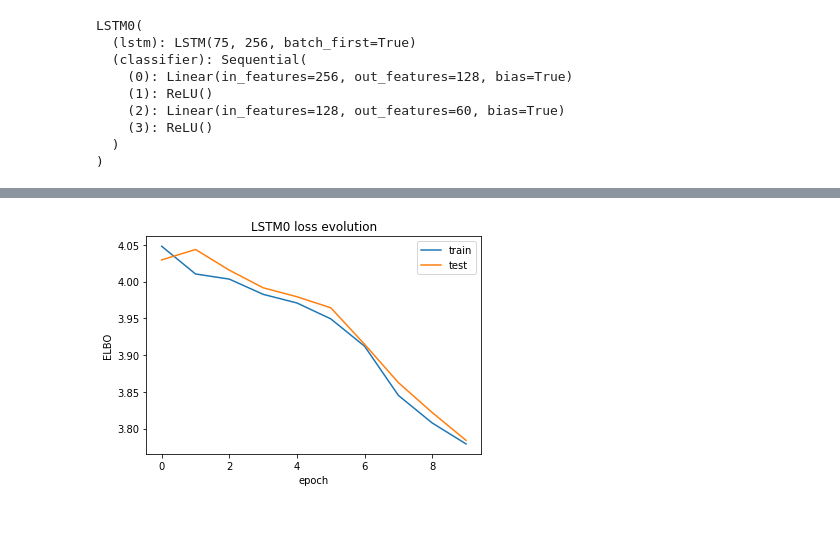
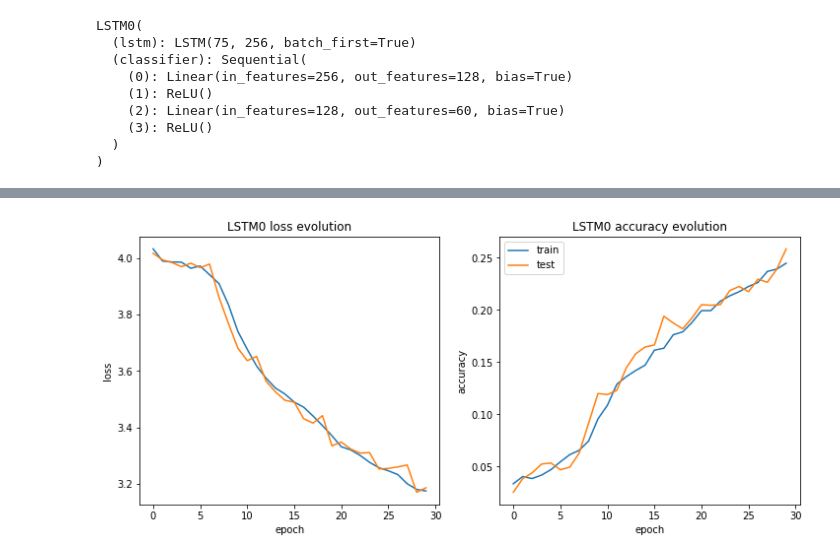
Before and after one commit to anthony-kobanda/human-action-recognition, a Jupyter notebook: models/models_rnn.ipynb, the cells around one changed output, grey strips where cells are left out. Saved outputs shown, nothing was run; the diff lists cells and outputs as text; code cells hidden in the pictures; blank space fills up the shorter version.

```diff
--- a/models/models_rnn.ipynb
+++ b/models/models_rnn.ipynb
@@ -108,7 +108,7 @@ class PadSequence():
         labels = torch.LongTensor([x[1] for x in sorted_batch])
         return sequences_padded, lengths, labels
 # %%
-HAD = HumanActionDataset(data_dir, data_files[:20000])
+HAD = HumanActionDataset(data_dir, data_files[:10000])
 # %%
 train_dataset, val_dataset = torch.utils.data.random_split(HAD, [int(0.80*len(HAD)), len(HAD)-int(0.80*len(HAD))])
 # %%
@@ -155,10 +155,10 @@ def train_model(model, criterion, optimizer, nb_epochs, epoch_print_frequence):
                     loss.backward()
                     optimizer.step()
                     running_loss_train += loss.item()
-                    running_acc_train += torch.sum(outputs.argmax(dim=1) == labels.argmax(dim=1))
+                    running_acc_train += int(torch.sum(outputs.argmax(dim=1) == labels.argmax(dim=1)))
                 else:
                     running_loss_val += loss.item()
-                    running_acc_val += torch.sum(outputs.argmax(dim=1) == labels.argmax(dim=1))
+                    running_acc_val += int(torch.sum(outputs.argmax(dim=1) == labels.argmax(dim=1)))
 
         running_loss_train /= len(train_dataloader)
         running_loss_val /= len(val_dataloader)
@@ -167,16 +167,20 @@ def train_model(model, criterion, optimizer, nb_epochs, epoch_print_frequence):
 
         train_losses.append(running_loss_train)
         val_losses.append(running_loss_val)
+        train_accs.append(running_acc_train)
+        val_accs.append(running_acc_val)
 
         if (epoch+1) % epoch_print_frequence == 0:
-            print("epochs {} ({} s) | train loss : {} | val loss : {}".format(
+            print("epochs {} ({} s) | train loss : {} | val loss : {} | train acc : {} | val acc : {}".format(
                 epoch+1,
                 int(time.time()-s),
                 int(1000000*running_loss_train)/1000000,
-                int(1000000*running_loss_val)/1000000
+                int(1000000*running_loss_val)/1000000,
+                int(1000000*running_acc_train)/1000000,
+                int(1000000*running_acc_val)/1000000
             ))
 
-    return train_losses, val_losses
+    return train_losses, val_losses, train_accs, val_accs
 # %% [markdown]
 ___
 # %% [markdown]
@@ -228,7 +232,7 @@ LSTM0(
 # %%
 criterion_LSTM0 = nn.CrossEntropyLoss()
 optimizer_LSTM0 = torch.optim.Adam(params=model_LSTM0.parameters(), lr=1e-3)
-nb_epochs = 10
-epoch_print_frequence = 1
+nb_epochs = 30
+epoch_print_frequence = 3
 # %%
-losses_LSTM0 = train_model(model_LSTM0, criterion_LSTM0, optimizer_LSTM0, nb_epochs, epoch_print_frequence)
+losses_accs_LSTM0 = train_model(model_LSTM0, criterion_LSTM0, optimizer_LSTM0, nb_epochs, epoch_print_frequence)
@@ -235,10 +250,19 @@ losses_LSTM0 = train_model(model_LSTM0, criterion_LSTM0, optimizer_LSTM0, nb_epo
-# %%
-plt.title("LSTM0 loss evolution")
-plt.plot(losses_LSTM0[0], label="train")
-plt.plot(losses_LSTM0[1], label="test")
-plt.xlabel("epoch")
-plt.ylabel("ELBO")
-plt.legend()
-plt.show()
-# %% [output]
-[figure, removed]
+# %%
+fig, ax = plt.subplots(nrows=1, ncols=2, figsize=(12,5))
+
+ax[0].set(title="LSTM0 loss evolution")
+ax[0].plot(losses_accs_LSTM0[0], label="train")
+ax[0].plot(losses_accs_LSTM0[1], label="test")
+ax[0].set_xlabel("epoch")
+ax[0].set_ylabel("loss")
+
+ax[1].set(title="LSTM0 accuracy evolution")
+ax[1].plot(losses_accs_LSTM0[2], label="train")
+ax[1].plot(losses_accs_LSTM0[3], label="test")
+ax[1].set_xlabel("epoch")
+ax[1].set_ylabel("accuracy")
+
+plt.legend()
+plt.show()
+# %% [output]
+[figure, added]
```
Also changed, not shown: parts of 1 cell of this notebook.
